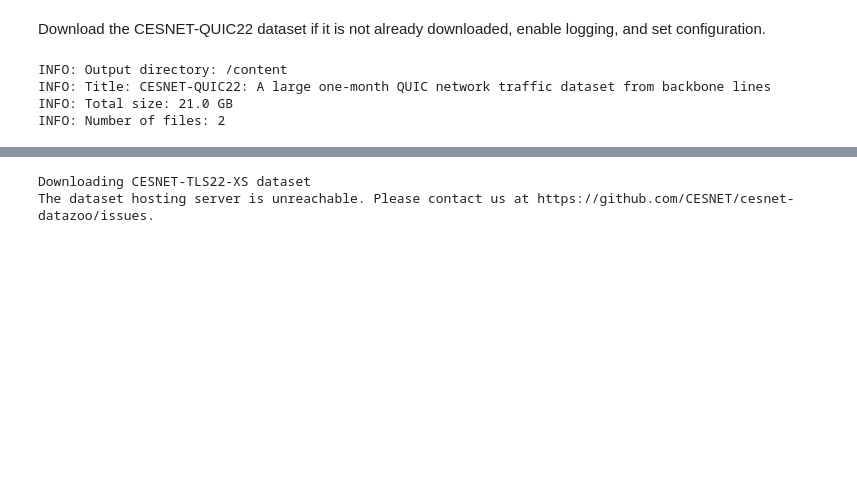
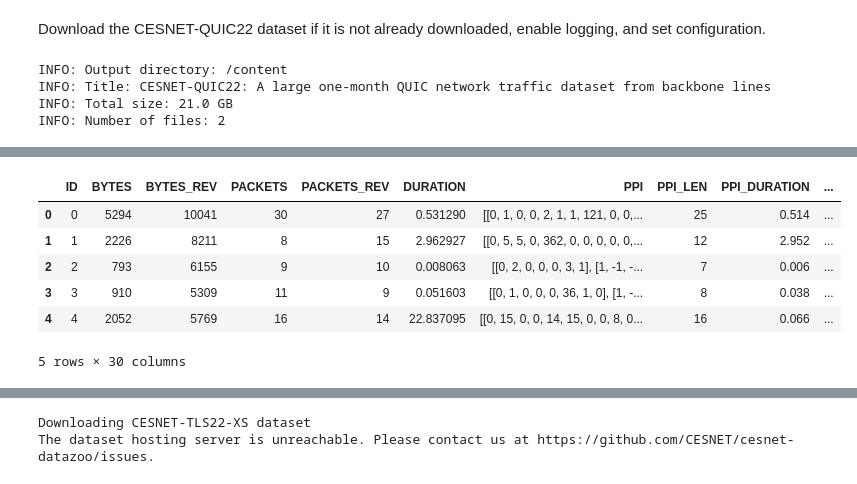
Before and after one commit to MinyaevAndrey/cesnet-tcexamples, a Jupyter notebook: notebooks/example_evaluation.ipynb, the cells around one changed output, grey strips where cells are left out. Saved outputs shown, nothing was run; the diff lists cells and outputs as text; code cells hidden in the pictures; blank space fills up the shorter version.

```diff
--- a/notebooks/example_evaluation.ipynb
+++ b/notebooks/example_evaluation.ipynb
@@ -50,0 +94,12 @@ cesnet-tls22.zip     46%[========>           ]   4.07G  3.63MB/s    eta 29m 55s
+# %%
+import pandas as pd
+df = pd.read_csv('/content/W-2021-40/1_Mon/flows-20211004.csv.gz', nrows=10_000)
+df.head()
+# %% [output]
+|  | ID | BYTES | BYTES_REV | PACKETS | PACKETS_REV | DURATION | PPI | PPI_LEN | PPI_DURATION | ... |
+| 0 | 0 | 5294 | 10041 | 30 | 27 | 0.531290 | [[0, 1, 0, 0, 2, 1, 1, 121, 0, 0,... | 25 | 0.514 | ... |
+| 1 | 1 | 2226 | 8211 | 8 | 15 | 2.962927 | [[0, 5, 5, 0, 362, 0, 0, 0, 0, 0,... | 12 | 2.952 | ... |
+| 2 | 2 | 793 | 6155 | 9 | 10 | 0.008063 | [[0, 2, 0, 0, 0, 3, 1], [1, -1, -... | 7 | 0.006 | ... |
+| 3 | 3 | 910 | 5309 | 11 | 9 | 0.051603 | [[0, 1, 0, 0, 0, 36, 1, 0], [1, -... | 8 | 0.038 | ... |
+| 4 | 4 | 2052 | 5769 | 16 | 14 | 22.837095 | [[0, 15, 0, 0, 14, 15, 0, 0, 8, 0... | 16 | 0.066 | ... |
+5 rows × 30 columns
```
Also changed, not shown: parts of 5 cells of this notebook.
